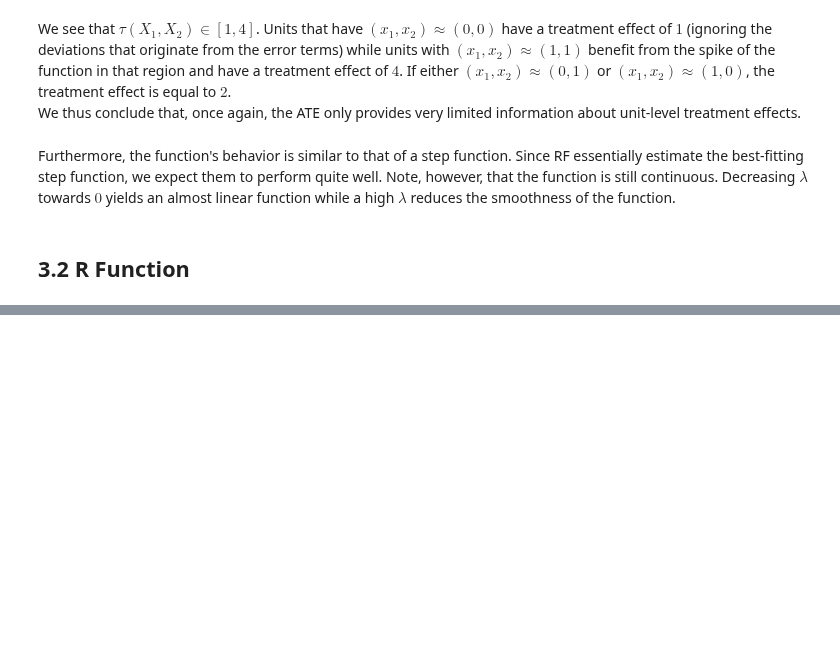
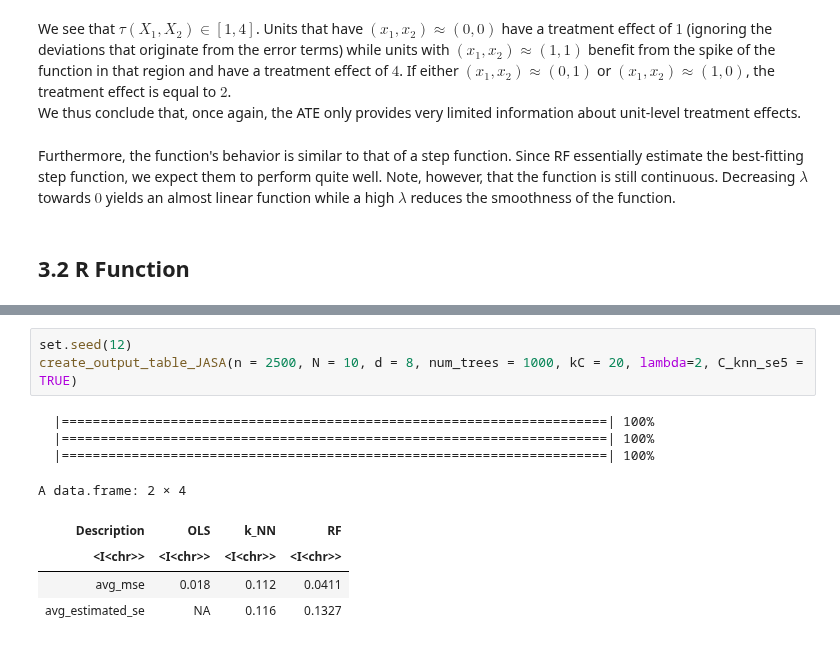
Before and after one commit to timmens/student-project-timmens, a Jupyter notebook: Simulation_Study/simulation_study.ipynb, the cells around one changed output, grey strips where cells are left out. Drawn from its saved outputs; the diff is of its cells as text; blank space fills up the shorter version.

```diff
--- a/Simulation_Study/simulation_study.ipynb
+++ b/Simulation_Study/simulation_study.ipynb
@@ -870,0 +897,12 @@ A data.frame: 1 × 4
+# %%
+set.seed(12)
+create_output_table_JASA(n = 2500, N = 10, d = 8, num_trees = 1000, kC = 20, lambda=2, C_knn_se5 = TRUE)
+# %% [output]
+  |======================================================================| 100%
+  |======================================================================| 100%
+  |======================================================================| 100%
+A data.frame: 2 × 4
+| Description | OLS | k_NN | RF |
+| <I<chr>> | <I<chr>> | <I<chr>> | <I<chr>> |
+| avg_mse | 0.018 | 0.112 | 0.0411 |
+| avg_estimated_se | NA | 0.116 | 0.1327 |
```
Also changed, not shown: parts of 16 cells of this notebook, 1 other file.
